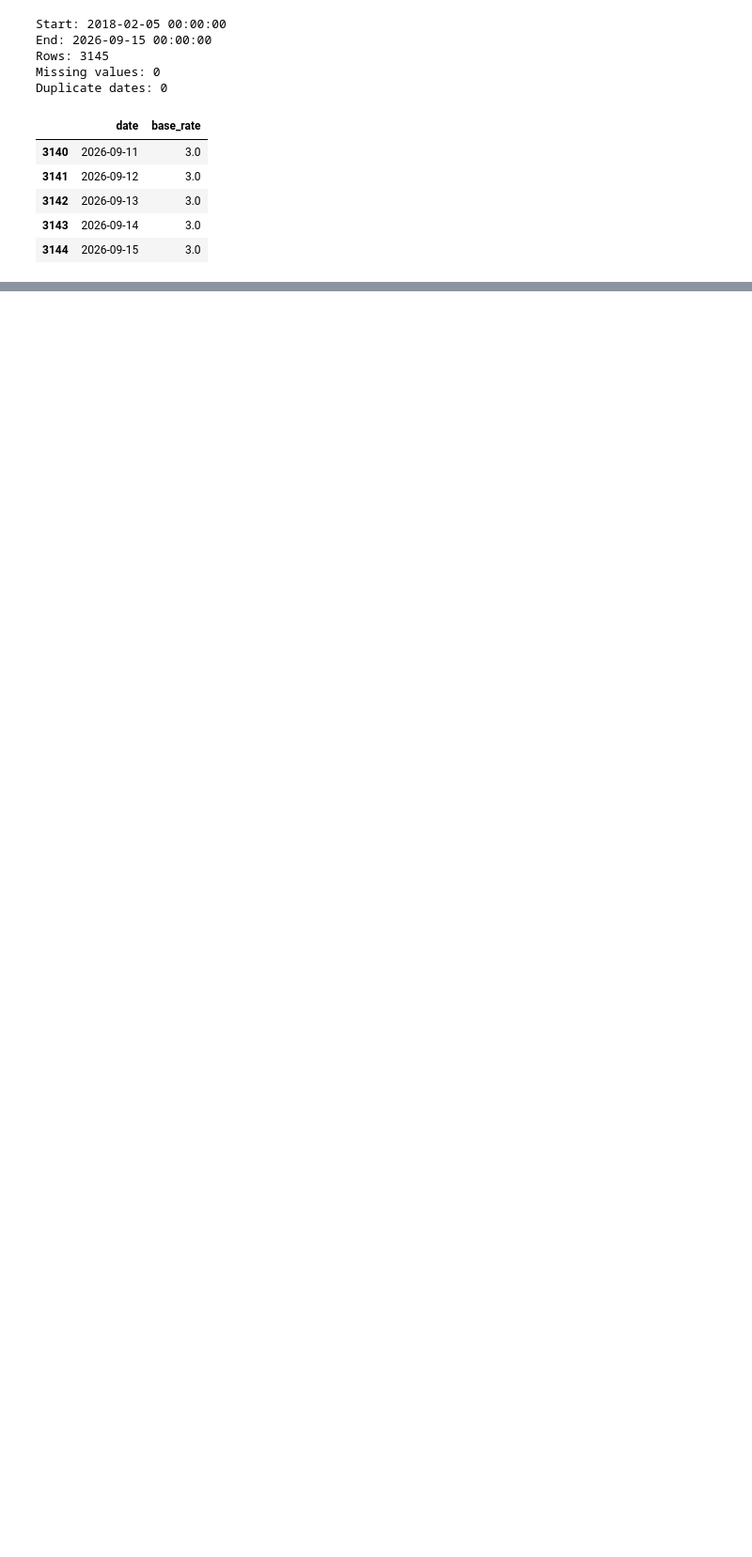
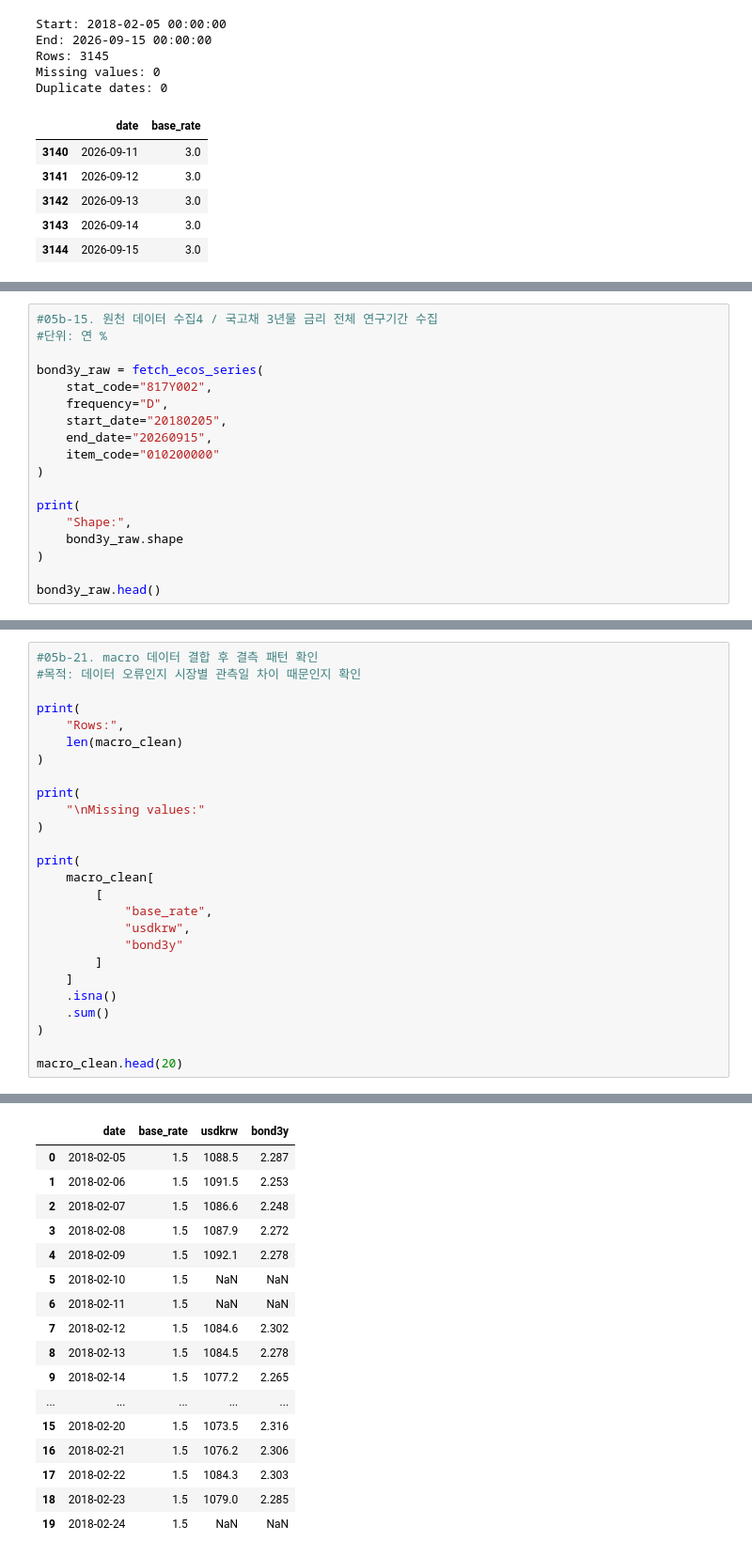
Before and after one commit to jayjoo21/portfolio_optimization, a Jupyter notebook: notebooks/05B_ecos_macro_pipeline.ipynb, the cells around one changed output, grey strips where cells are left out. Shown at 94% size. Cells and saved outputs as stored; diff of their text form; blank space fills up the shorter version.

```diff
--- a/notebooks/05B_ecos_macro_pipeline.ipynb
+++ b/notebooks/05B_ecos_macro_pipeline.ipynb
@@ -346,0 +526,18 @@ Duplicate dates: 0
+# %%
+#05b-15. 원천 데이터 수집4 / 국고채 3년물 금리 전체 연구기간 수집
+#단위: 연 %
+
+bond3y_raw = fetch_ecos_series(
+    stat_code="817Y002",
+    frequency="D",
+    start_date="20180205",
+    end_date="20260915",
+    item_code="010200000"
+)
+
+print(
+    "Shape:",
+    bond3y_raw.shape
+)
+
+bond3y_raw.head()
@@ -346,0 +805,27 @@ Duplicate dates: 0
+# %%
+#05b-21. macro 데이터 결합 후 결측 패턴 확인
+#목적: 데이터 오류인지 시장별 관측일 차이 때문인지 확인
+
+print(
+    "Rows:",
+    len(macro_clean)
+)
+
+print(
+    "\nMissing values:"
+)
+
+print(
+    macro_clean[
+        [
+            "base_rate",
+            "usdkrw",
+            "bond3y"
+        ]
+    ]
+    .isna()
+    .sum()
+)
+
+macro_clean.head(20)
+# %% [output]
@@ -346,0 +839,17 @@ Duplicate dates: 0
+|  | date | base_rate | usdkrw | bond3y |
+| 0 | 2018-02-05 | 1.5 | 1088.5 | 2.287 |
+| 1 | 2018-02-06 | 1.5 | 1091.5 | 2.253 |
+| 2 | 2018-02-07 | 1.5 | 1086.6 | 2.248 |
+| 3 | 2018-02-08 | 1.5 | 1087.9 | 2.272 |
+| 4 | 2018-02-09 | 1.5 | 1092.1 | 2.278 |
+| 5 | 2018-02-10 | 1.5 | NaN | NaN |
+| 6 | 2018-02-11 | 1.5 | NaN | NaN |
+| 7 | 2018-02-12 | 1.5 | 1084.6 | 2.302 |
+| 8 | 2018-02-13 | 1.5 | 1084.5 | 2.278 |
+| 9 | 2018-02-14 | 1.5 | 1077.2 | 2.265 |
+| ... | ... | ... | ... | ... |
+| 15 | 2018-02-20 | 1.5 | 1073.5 | 2.316 |
+| 16 | 2018-02-21 | 1.5 | 1076.2 | 2.306 |
+| 17 | 2018-02-22 | 1.5 | 1084.3 | 2.303 |
+| 18 | 2018-02-23 | 1.5 | 1079.0 | 2.285 |
+| 19 | 2018-02-24 | 1.5 | NaN | NaN |
```
Also changed, not shown: parts of 15 cells of this notebook, 15 other files.
